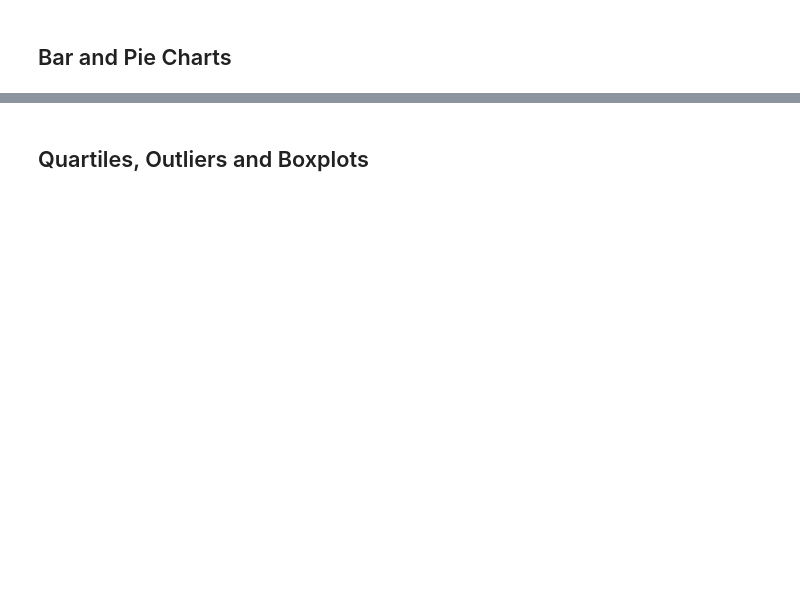
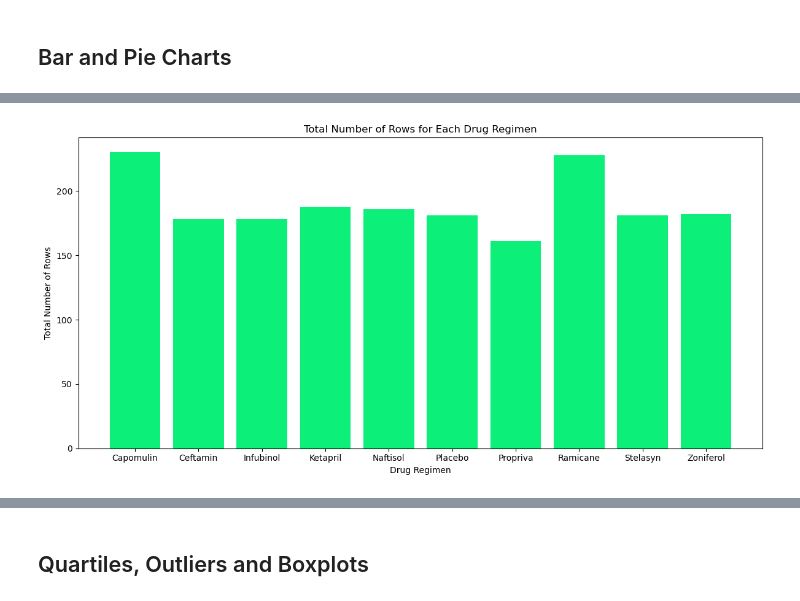
Before and after one commit to Apeterson07/data-visualization, a Jupyter notebook: Pymaceuticals/pymaceuticals.ipynb, the cells around one changed output, grey strips where cells are left out. Cells and saved outputs as stored; diff of their text form; code cells hidden in the pictures; blank space fills up the shorter version.

```diff
--- a/Pymaceuticals/pymaceuticals.ipynb
+++ b/Pymaceuticals/pymaceuticals.ipynb
@@ -150 +196,19 @@ clean_data["Mouse ID"].nunique()
+# %%
+# Generate a bar plot showing the total number of rows (Mouse ID/Timepoints) for each drug regimen using pyplot.
+row_count = dataframe.groupby('Drug Regimen').size()
+
+# use pyplot to create a bar plot
+plt.figure(figsize=(12, 6))
+plt.bar(row_count.index, row_count.values, color='#0cf07a')
+
+# labels and title
+plt.title('Total Number of Rows for Each Drug Regimen')
+plt.xlabel('Drug Regimen')
+plt.ylabel('Total Number of Rows')
+
+# show the plot
+plt.tight_layout()
+plt.show()
+# %% [output]
+[figure, added]
 # %%
```
Also changed, not shown: parts of 19 cells of this notebook.
